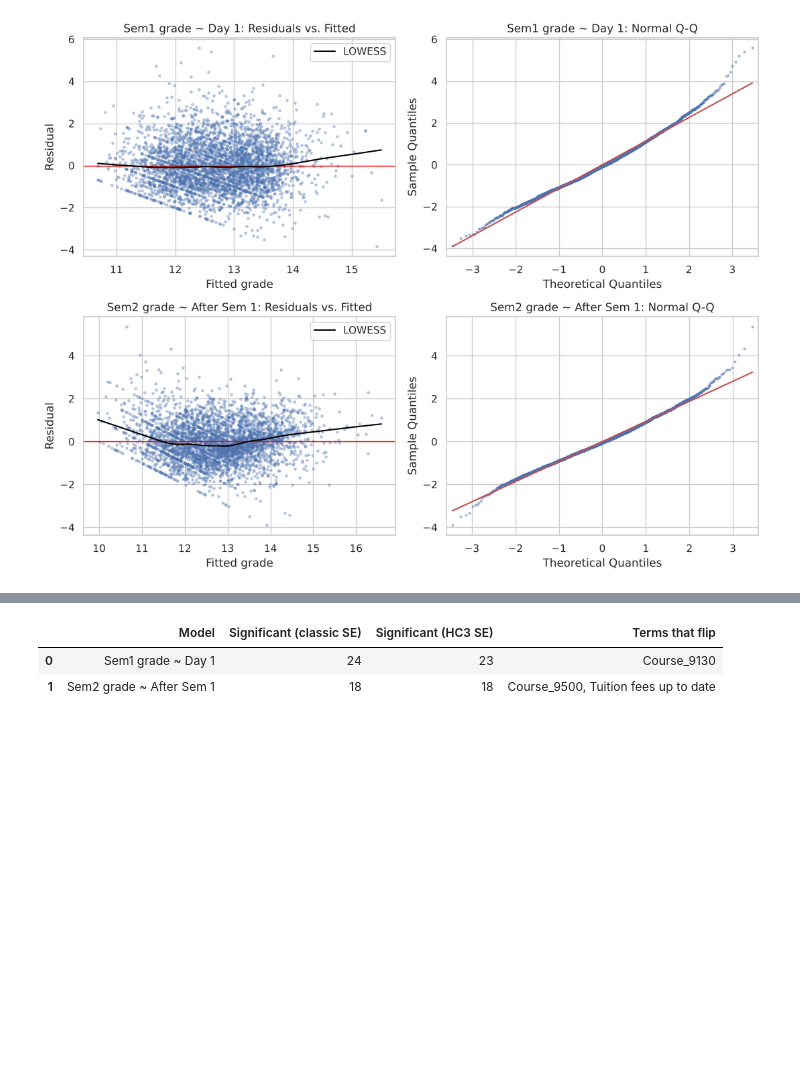
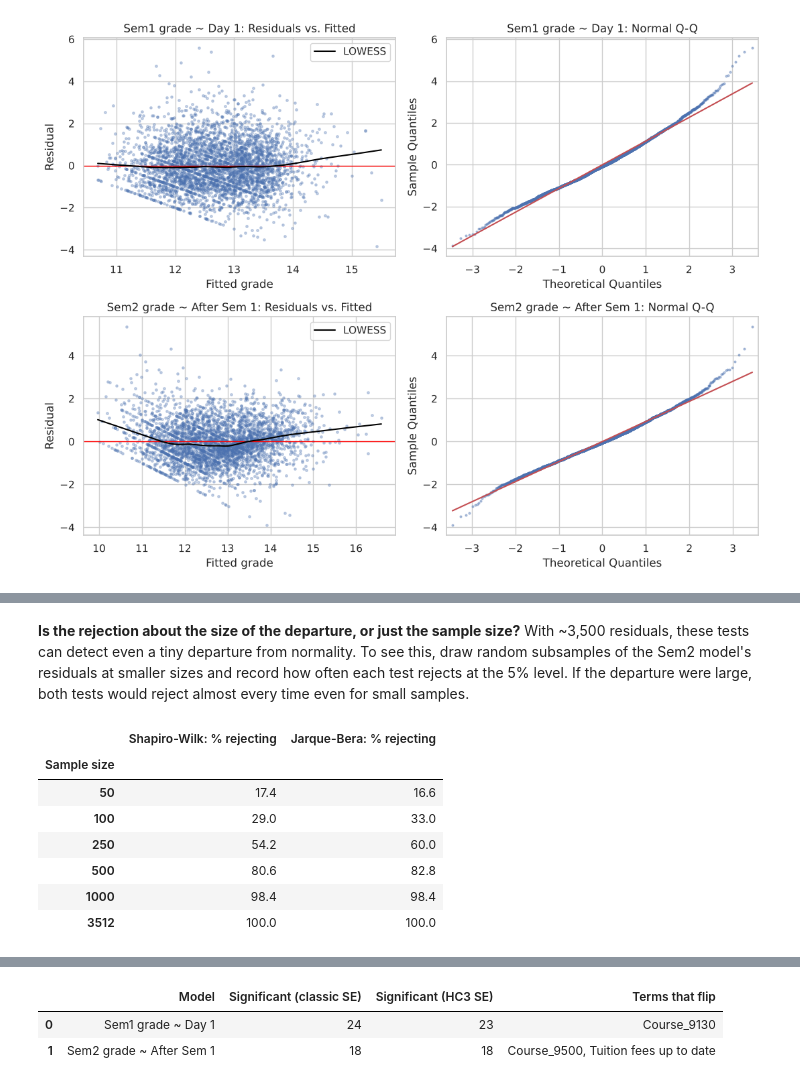
Before and after one commit to itsjavi16/student-dropout-prediction, a Jupyter notebook: notebooks/assumptions_checks.ipynb, the cells around one changed output, grey strips where cells are left out. Saved outputs shown, nothing was run; the diff lists cells and outputs as text; code cells hidden in the pictures; blank space fills up the shorter version.

```diff
--- a/notebooks/assumptions_checks.ipynb
+++ b/notebooks/assumptions_checks.ipynb
@@ -545,0 +585,29 @@ plt.show()
+# %% [markdown]
+**Is the rejection about the size of the departure, or just the sample size?** With ~3,500 residuals, these tests can detect even a tiny departure from normality. To see this, draw random subsamples of the Sem2 model's residuals at smaller sizes and record how often each test rejects at the 5% level. If the departure were large, both tests would reject almost every time even for small samples.
+# %%
+rng = np.random.default_rng(42)
+resid_sem2 = ols_fits["Sem2 grade ~ After Sem 1"].resid.to_numpy()
+n_repeats = 500
+
+power_rows = []
+for n_sub in [50, 100, 250, 500, 1000, len(resid_sem2)]:
+    sw_reject = jb_reject = 0
+    reps = 1 if n_sub == len(resid_sem2) else n_repeats
+    for _ in range(reps):
+        sample = resid_sem2 if reps == 1 else rng.choice(resid_sem2, size=n_sub, replace=False)
+        sw_reject += stats.shapiro(sample)[1] < ALPHA
+        jb_reject += jarque_bera(sample)[1] < ALPHA
+    power_rows.append({"Sample size": n_sub,
+                       "Shapiro-Wilk: % rejecting": 100 * sw_reject / reps,
+                       "Jarque-Bera: % rejecting": 100 * jb_reject / reps})
+
+display(pd.DataFrame(power_rows).set_index("Sample size").round(1))
+# %% [output]
+|  | Shapiro-Wilk: % rejecting | Jarque-Bera: % rejecting |
+| Sample size |  |  |
+| 50 | 17.4 | 16.6 |
+| 100 | 29.0 | 33.0 |
+| 250 | 54.2 | 60.0 |
+| 500 | 80.6 | 82.8 |
+| 1000 | 98.4 | 98.4 |
+| 3512 | 100.0 | 100.0 |
```
Also changed, not shown: parts of 8 cells of this notebook.
